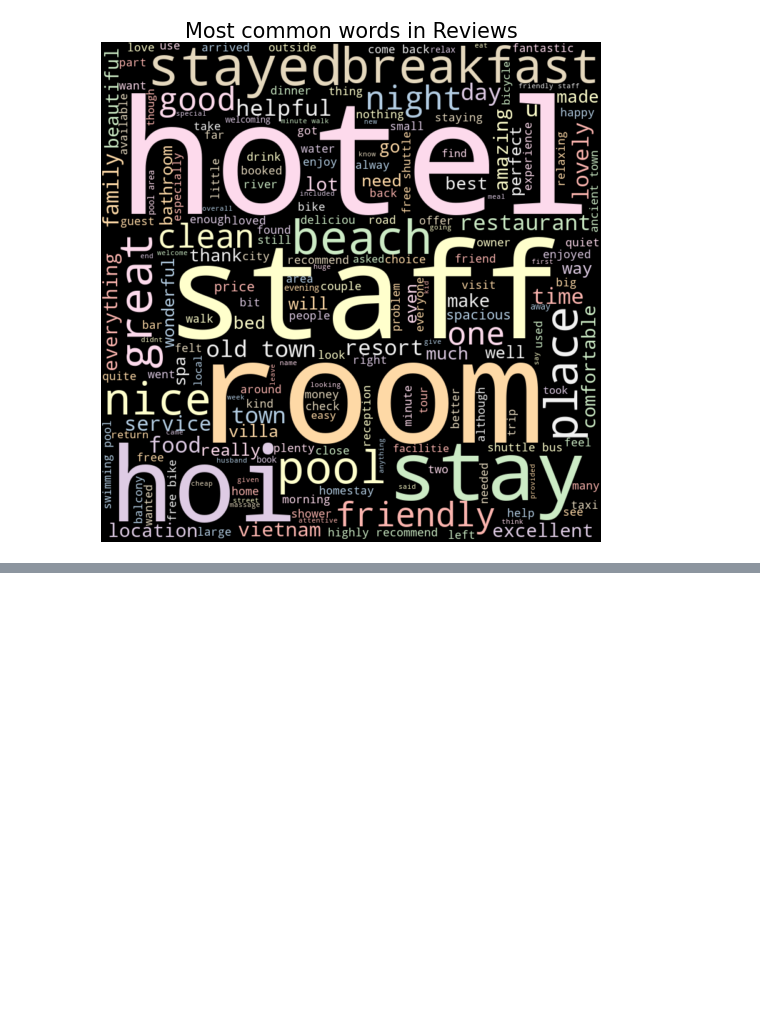
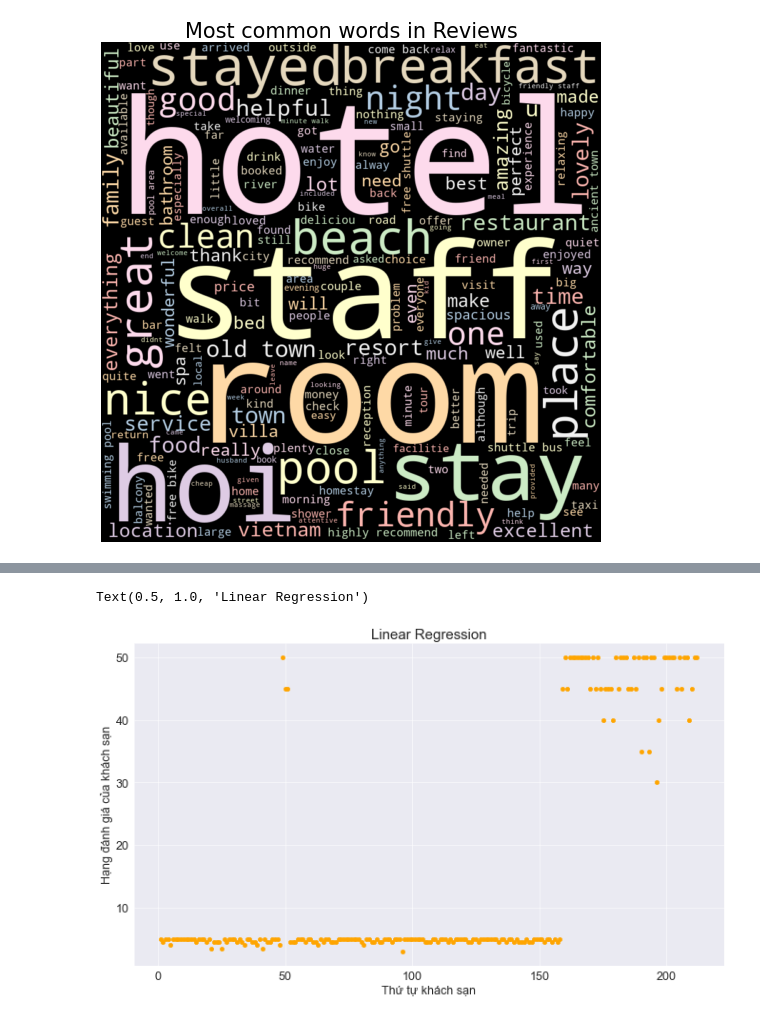
Before and after one commit to Phan-Van-Duy-Phuc/H-c-k-1-n-m-2, a Jupyter notebook: Y Tuong De Xuat.ipynb, the cells around one changed output, grey strips where cells are left out. Cells and saved outputs as stored; diff of their text form; code cells hidden in the pictures; blank space fills up the shorter version.

```diff
--- a/Y Tuong De Xuat.ipynb
+++ b/Y Tuong De Xuat.ipynb
@@ -13,6 +13,7 @@ plt.rcParams.update({'font.size': 18})
 import os
 import string
 from scipy.stats import norm
+sns.set_style('darkgrid')
 
 from wordcloud import WordCloud,STOPWORDS
 stopwords = list(STOPWORDS)
@@ -198,3 +199,10 @@ def wordCloud_generator(rv):
 wordCloud_generator(rv['HComment'])
 # %% [output]
 [figure]
+# %%
+data = pd.read_csv('QuangNam_Infor.csv')
+# %%
+# Drop dữ liệu thiếu và reset index
+data_1 = data.dropna()
+data_2 = data_1.copy()
+data_2 = data_2.reset_index(drop = True)
@@ -200,0 +225,9 @@ wordCloud_generator(rv['HComment'])
+# %%
+# Thêm cột số thứ tự của từng khách sạn
+data_2.head(5)
+data_2.index.names = ['index']
+x = []
+for i in range(0, 235):
+    a = i + 1
+    x.append(a)
+data_2.insert(0, 'Number', pd.Series(x), allow_duplicates=False)
@@ -200,0 +246,11 @@ wordCloud_generator(rv['HComment'])
+# %%
+# Vẽ biểu đồ để thấy số lượng nhà hàng gần khách sạn có thể tới
+x = data_2['Number']
+y = data_2['HRankreview']
+plt.plot(x,y,'go', color='orange')
+plt.xlabel('Thứ tự khách sạn')
+plt.ylabel('Hạng đánh giá của khách sạn')
+plt.title('Linear Regression')
+# %% [output]
+Text(0.5, 1.0, 'Linear Regression')
+[figure, added]
```
Also changed, not shown: parts of 11 cells of this notebook.
